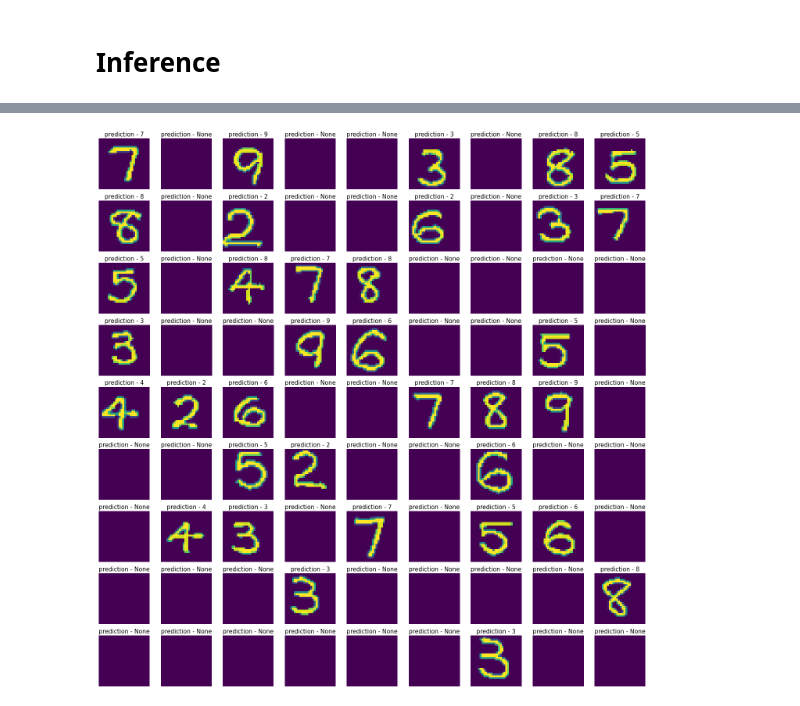
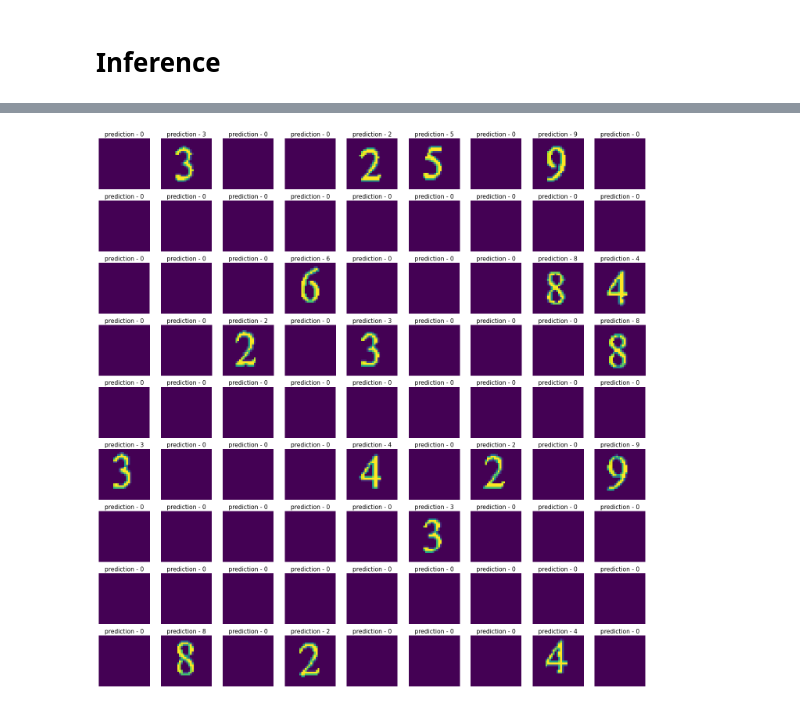
Before and after one commit to AntoninJoly/sudoku, a Jupyter notebook: notebook/sudoku_solver.ipynb, the cells around one changed output, grey strips where cells are left out. Saved outputs shown, nothing was run; the diff lists cells and outputs as text; code cells hidden in the pictures.

```diff
--- a/notebook/sudoku_solver.ipynb
+++ b/notebook/sudoku_solver.ipynb
@@ -157,7 +74,7 @@ for root, dirs, files in os.walk(data_dir):
         if os.path.splitext(file)[1].lower() in accepted:
             list_path.append(os.path.join(root, file))
 # %%
-idx = 4
+idx = 7
 img = cv2.imread(list_path[idx])[:,:,[2,1,0]]
 img_in = pad_resize_img(img, img_size_grid)
 
@@ -217,5 +134,5 @@ plt.show()
 # %%
-centroid, (grid_vis, digit_vis), bbox, X, vis = get_res(warp_box)
+centroid, (grid_vis, digit_vis), bbox, X, vis = analyse_img(warp_box)
 
 fig = plt.figure(figsize=(20,10))
 plt.subplot(1,3,1)
@@ -235,27 +152,27 @@ plt.show()
 # %%
 plt.figure(figsize=(20,20))
 grid_solve = []
 
 for idx, box in enumerate(bbox):
     offset = 0
     x0, x1, y0, y1 = box
     roi = digit_vis[y0+offset:y1-offset,x0+offset:x1-offset]
     gray = cv2.cvtColor(np.invert(roi), cv2.COLOR_RGB2GRAY)
     gray = cv2.normalize(gray, np.zeros(gray.shape), 0, 255, cv2.NORM_MINMAX)
     img_resize = pad_resize_gray(gray, (28,28))
 
     pred, confidence = inference_digit(digit, img_resize)
-    l = pred if np.sum(gray)>100 else None
+    l = pred if np.sum(gray)>100 else 0
     grid_solve.append(l)
     plt.subplot(9,9,idx+1)
     plt.imshow(img_resize)
     plt.axis('off')
     plt.title(f'prediction - {l}',fontsize=15)
 grid_solve = np.array(grid_solve).reshape(9,9)
 
 plt.tight_layout()
 # %% [output]
-[figure, old version]
+[figure, new version]
 # %%
 grid_solve
 # %% [output]
```
Also changed, not shown: parts of 7 cells of this notebook, 2 other files.
